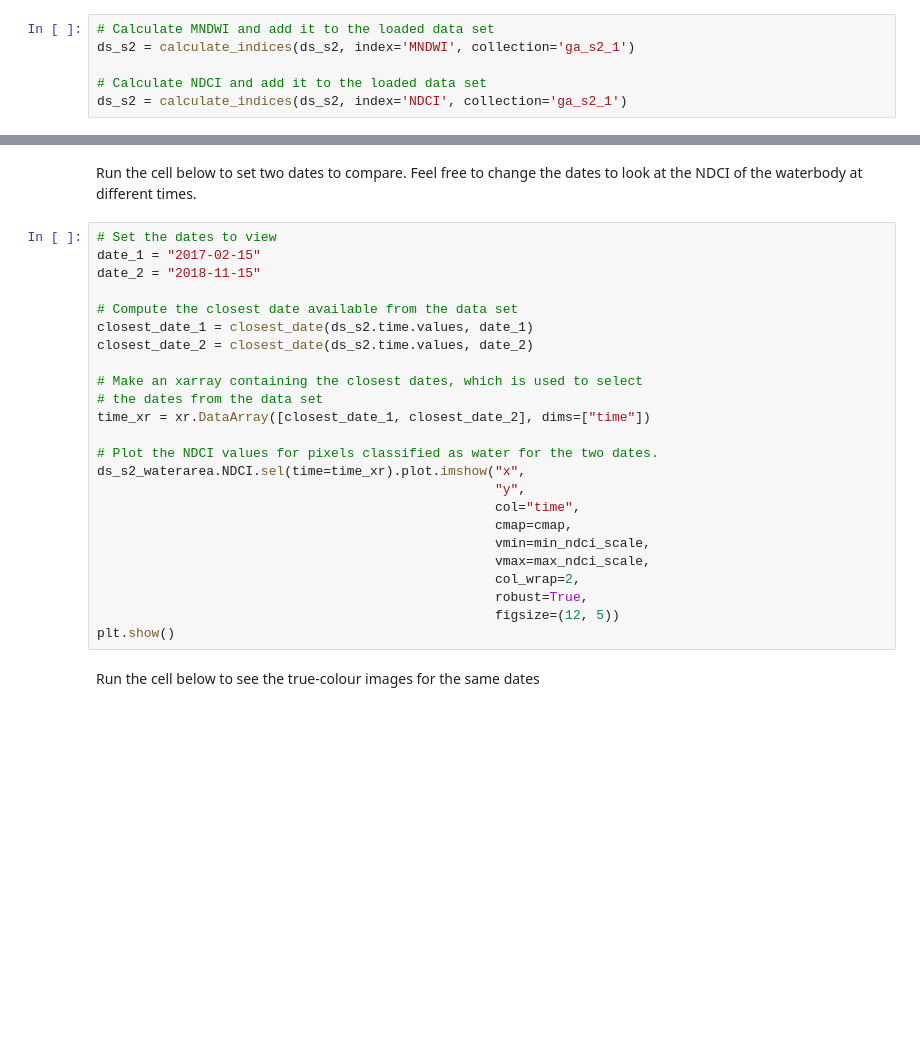
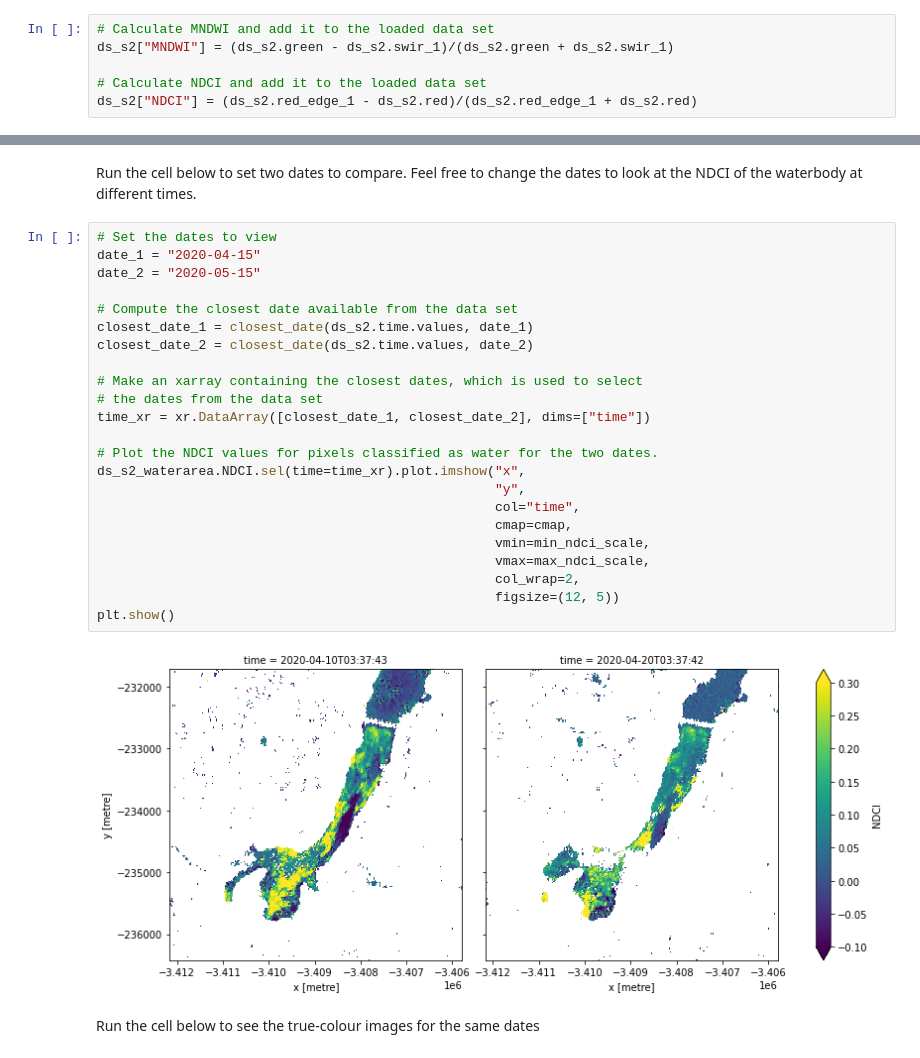
Before and after one commit to csiro-easi/eocsi-hackathon-2022, a Jupyter notebook: case-studies/Chlorophyll_monitoring.ipynb, the cells around one changed output, grey strips where cells are left out. Cells and saved outputs as stored; diff of their text form; blank space fills up the shorter version.

```diff
--- a/case-studies/Chlorophyll_monitoring.ipynb
+++ b/case-studies/Chlorophyll_monitoring.ipynb
@@ -223,10 +298,10 @@ $$
 When interpreting this index, high values indicate the presence of clorophyll-*a*.
 # %%
 # Calculate MNDWI and add it to the loaded data set
-ds_s2 = calculate_indices(ds_s2, index='MNDWI', collection='ga_s2_1')
+ds_s2["MNDWI"] = (ds_s2.green - ds_s2.swir_1)/(ds_s2.green + ds_s2.swir_1)
 
 # Calculate NDCI and add it to the loaded data set
-ds_s2 = calculate_indices(ds_s2, index='NDCI', collection='ga_s2_1')
+ds_s2["NDCI"] = (ds_s2.red_edge_1 - ds_s2.red)/(ds_s2.red_edge_1 + ds_s2.red)
 # %% [markdown]
 The MNDWI and NDCI values should now appear as data variables, along with the loaded measurements, in the `ds_s2` data set.
 Check this by printing the data set below:
@@ -349,28 +448,29 @@ Run the cell below to set two dates to compare.
 Feel free to change the dates to look at the NDCI of the waterbody at different times.
 # %%
 # Set the dates to view
-date_1 = "2017-02-15"
-date_2 = "2018-11-15"
+date_1 = "2020-04-15"
+date_2 = "2020-05-15"
 
 # Compute the closest date available from the data set
 closest_date_1 = closest_date(ds_s2.time.values, date_1)
 closest_date_2 = closest_date(ds_s2.time.values, date_2)
 
 # Make an xarray containing the closest dates, which is used to select
 # the dates from the data set
 time_xr = xr.DataArray([closest_date_1, closest_date_2], dims=["time"])
 
 # Plot the NDCI values for pixels classified as water for the two dates.
 ds_s2_waterarea.NDCI.sel(time=time_xr).plot.imshow("x",
                                                    "y",
                                                    col="time",
                                                    cmap=cmap,
                                                    vmin=min_ndci_scale,
                                                    vmax=max_ndci_scale,
                                                    col_wrap=2,
-                                                   robust=True,
                                                    figsize=(12, 5))
 plt.show()
+# %% [output]
+[figure, added]
 # %% [markdown]
 Run the cell below to see the true-colour images for the same dates
 # %%
```
Also changed, not shown: parts of 33 cells of this notebook.
